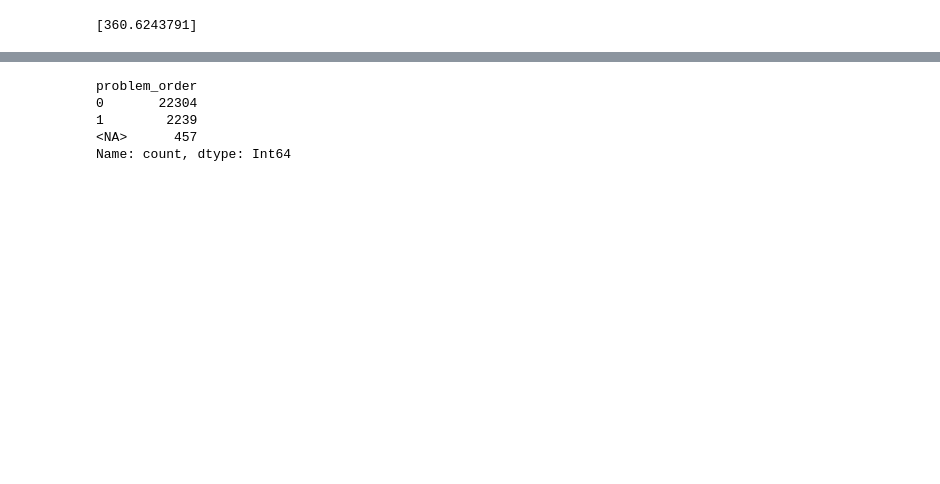
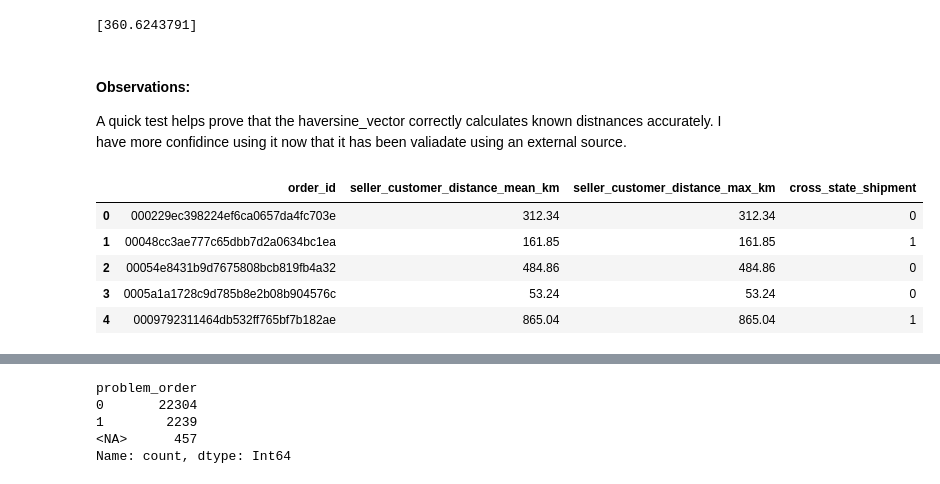
Before and after one commit to JonathanStachowiak/Option_2_Final_Project_Jonathan_Stachowiak, a Jupyter notebook: notebooks/olist_project_starter.ipynb, the cells around one changed output, grey strips where cells are left out. Saved outputs shown, nothing was run; the diff lists cells and outputs as text; code cells hidden in the pictures; blank space fills up the shorter version.

```diff
--- a/notebooks/olist_project_starter.ipynb
+++ b/notebooks/olist_project_starter.ipynb
@@ -974,5 +1018,8 @@ abt_build_log.append("7.) Validated the haversine distance calculation by compar
 # %% [output]
 [360.6243791]
+# %% [markdown]
+#### Observations:
+A quick test helps prove that the haversine_vector correctly calculates known distnances accurately. I have more confidince using it now that it has been valiadate using an external source.
 # %%
 # Calulate the mean and max distance for each order, and whether any items in the order were shipped cross-state.
 distance_summary = (
@@ -988,0 +1037,13 @@ abt_build_log.append("8.) Grouped the item_geo table by order_id to calculate th
+# %%
+distance_summary[["seller_customer_distance_mean_km", "seller_customer_distance_max_km"]] = distance_summary[[
+    "seller_customer_distance_mean_km",
+    "seller_customer_distance_max_km"]].round(2)
+
+distance_summary.head(5)
+# %% [output]
+|  | order_id | seller_customer_distance_mean_km | seller_customer_distance_max_km | cross_state_shipment |
+| 0 | 000229ec398224ef6ca0657da4fc703e | 312.34 | 312.34 | 0 |
+| 1 | 00048cc3ae777c65dbb7d2a0634bc1ea | 161.85 | 161.85 | 1 |
+| 2 | 00054e8431b9d7675808bcb819fb4a32 | 484.86 | 484.86 | 0 |
+| 3 | 0005a1a1728c9d785b8e2b08b904576c | 53.24 | 53.24 | 0 |
+| 4 | 0009792311464db532ff765bf7b182ae | 865.04 | 865.04 | 1 |
```
Also changed, not shown: parts of 30 cells of this notebook.
